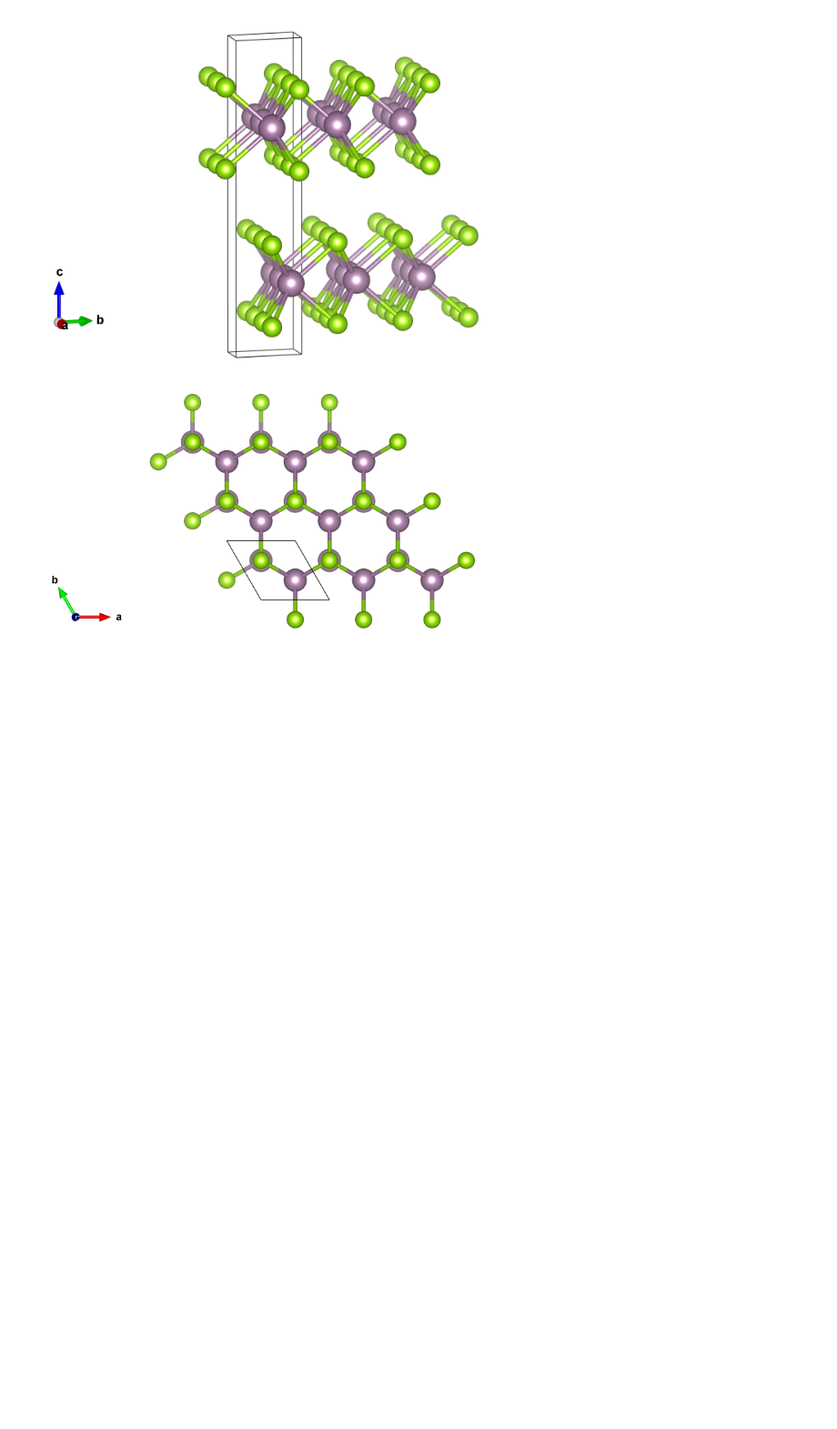
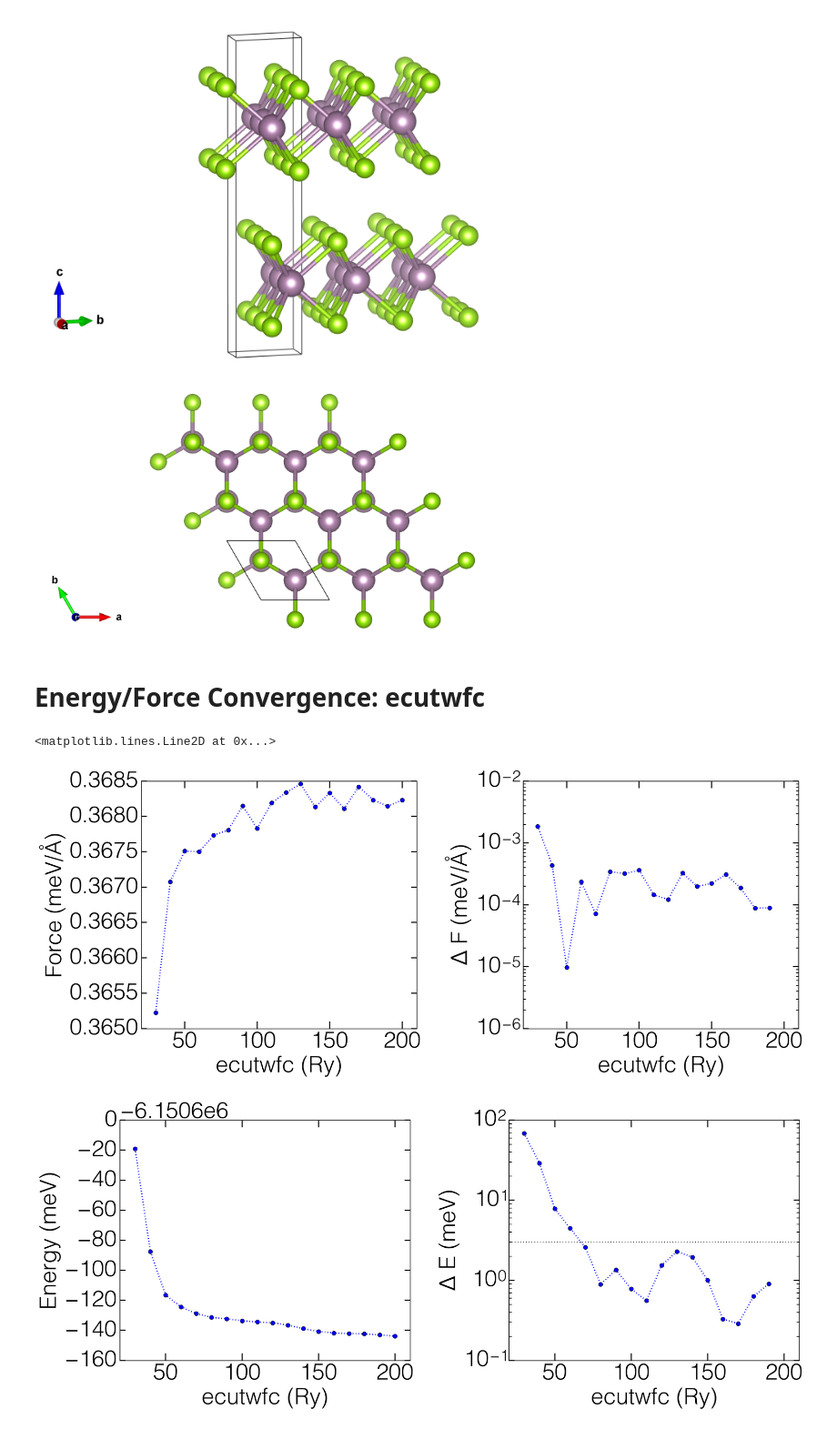
Before and after one commit to jencomen/MSE5720_FR, a Jupyter notebook: MoSe2-Bulk-Relax.ipynb, the cells around one changed output. Shown at 91% size. Cells and saved outputs as stored; diff of their text form; code cells hidden in the pictures; blank space fills up the shorter version.

Commit message:
Energy convergence plots added: Energy v.s. ecutwfc and Energy v.s. k

```diff
--- a/MoSe2-Bulk-Relax.ipynb
+++ b/MoSe2-Bulk-Relax.ipynb
@@ -9,3 +47,69 @@ display(I1,I2)
 # %% [output]
 [figure]
 [figure]
+# %% [markdown]
+# Energy/Force Convergence: ecutwfc
+# %%
+# Convergence Function
+def conv(arr):
+    arr_conv=arr[1::]-arr[0:-1:]
+    arr_conv=np.append(arr_conv,None)
+    return arr_conv
+# Read data files
+path='../../MoSe2/Bulk/Relaxed/relax/'
+
+f_1A='ecut_F_E.txt'
+data_1A=pd.read_csv(path+f_1A,delimiter='\t\t',names=['ecutwfc (Ry)','Force (Ry/Bohr)','Energy (Ry)'],skiprows=[0]);
+
+# Convert to Ev-s and AA-s
+ry2eV=13.605698
+bohr2AA=0.529177
+data_1A['Force (meV/Å)']=data_1A['Force (Ry/Bohr)']*ry2eV/bohr2AA
+data_1A['Energy (meV)']=data_1A['Energy (Ry)']*ry2eV*10**3
+
+# Convergence
+Delta_alat_vec=np.array([])
+data_1A['Force_conv']=conv(np.array(data_1A['Force (meV/Å)'].values))
+data_1A['Energy_conv']=conv(np.array(data_1A['Energy (meV)'].values))
+
+# Force Plot
+fig1=plt.figure(figsize=(16,7))
+ax1=fig1.add_subplot(121)
+ax1.plot(data_1A['ecutwfc (Ry)'],data_1A['Force (meV/Å)'],linewidth=2,marker='o',linestyle=':')
+#ax1.set_ylim([5.39,5.4])
+ax1.set_xlim([20,210])
+ax1.set_xlabel('ecutwfc (Ry)')
+ax1.set_ylabel('Force (meV/Å)')
+
+ax2=fig1.add_subplot(122)
+ax2.semilogy(data_1A['ecutwfc (Ry)'].values[:-1:],abs(data_1A['Force_conv'].values[:-1:]),linewidth=2,marker='o',linestyle=':')
+#ax1.set_ylim([3.8,3.86])
+ax2.set_xlim([20,210])
+ax2.set_xlabel('ecutwfc (Ry)')
+ax2.set_ylabel(r'$\Delta$ F (meV/Å)')
+
+# Energy Plot
+fig1=plt.figure(figsize=(16,7))
+ax1=fig1.add_subplot(121)
+ax1.plot(data_1A['ecutwfc (Ry)'],data_1A['Energy (meV)'],linewidth=2,marker='o',linestyle=':')
+#ax1.set_ylim([5.39,5.4])
+ax1.set_xlim([20,210])
+ax1.set_xlabel('ecutwfc (Ry)')
+ax1.set_ylabel('Energy (meV)')
+
+ax2=fig1.add_subplot(122)
+ax2.semilogy(data_1A['ecutwfc (Ry)'].values[:-1:],abs(data_1A['Energy_conv'].values[:-1:]),linewidth=2,marker='o',linestyle=':')
+#ax1.set_ylim([3.8,3.86])
+ax2.set_xlim([20,210])
+ax2.set_xlabel('ecutwfc (Ry)')
+ax2.set_ylabel(r'$\Delta$ E (meV)')
+ax2.axhline(3,linestyle=':',color='k')
+
+#Table
+#print(data_2A.to_latex())
+#data_1A
+# Chose ecutwfc=60
+# %% [output]
+<matplotlib.lines.Line2D at 0x...>
+[figure, added]
+[figure, added]
```
Also changed, not shown: parts of 5 cells of this notebook.
